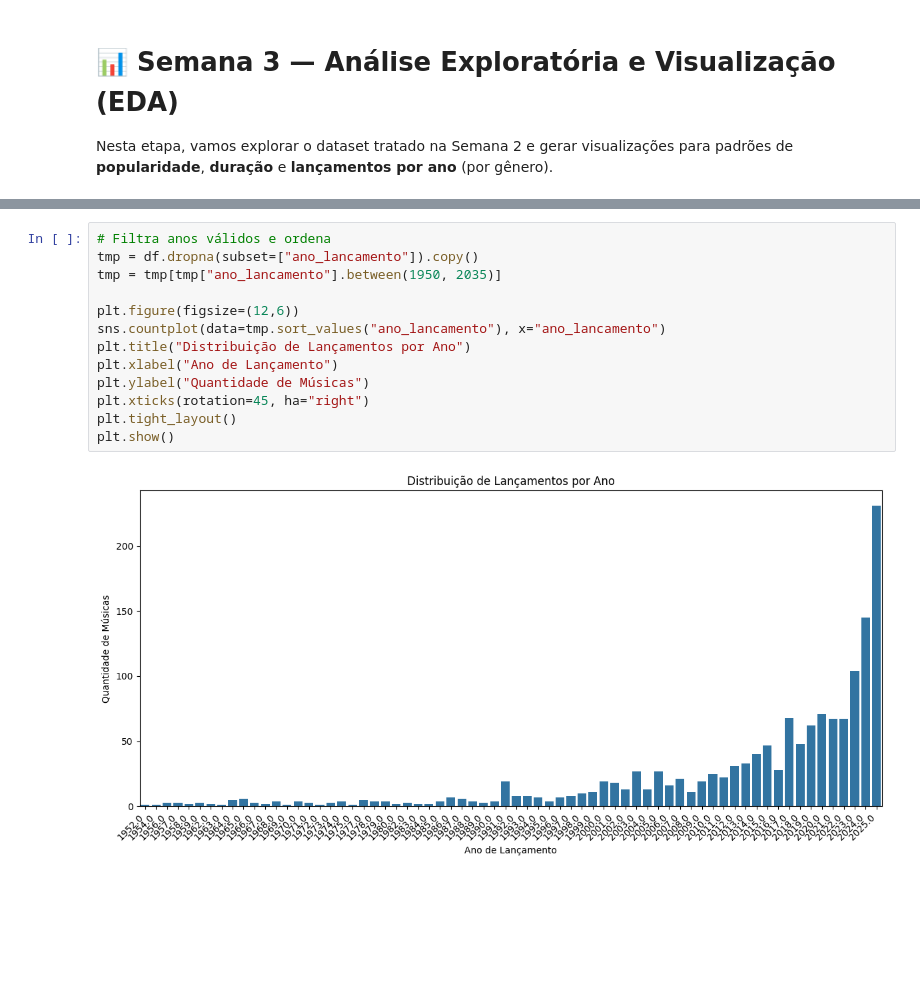
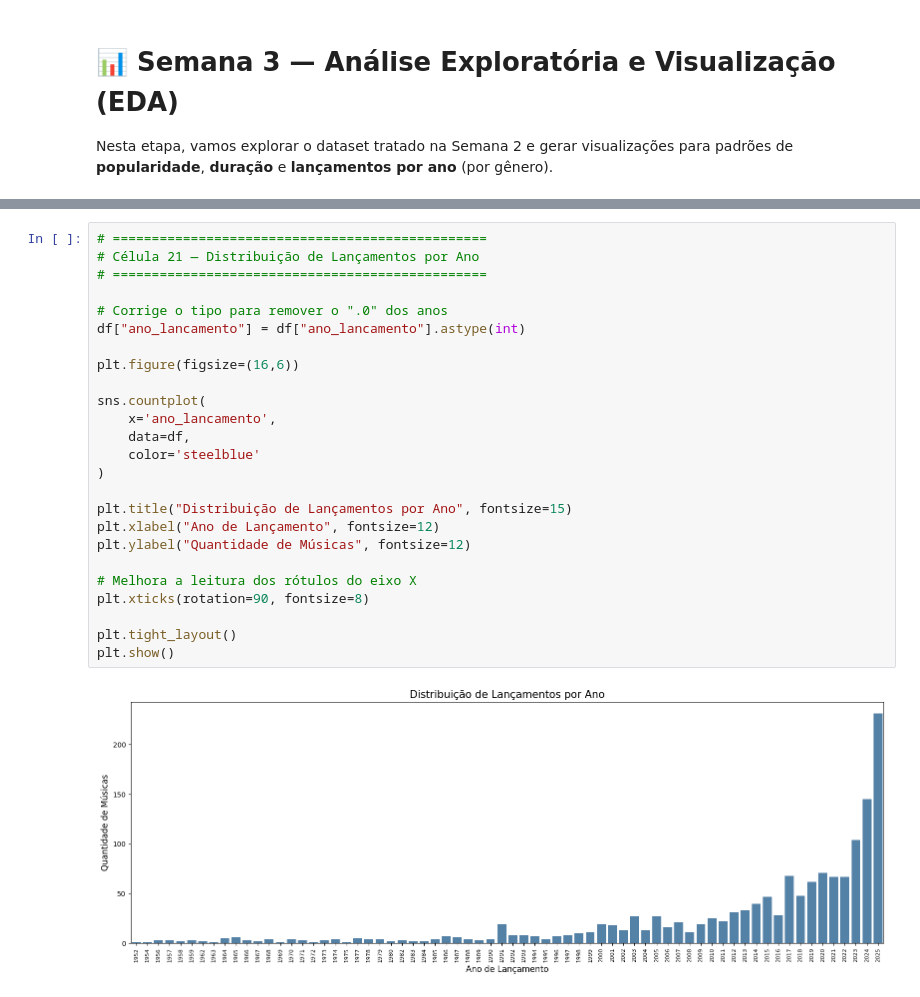
Before and after one commit to PadawanXXVI/spotify-data-storytelling, a Jupyter notebook: spotify.ipynb, the cells around one changed output, grey strips where cells are left out. Drawn from its saved outputs; the diff is of its cells as text; blank space fills up the shorter version.

```diff
--- a/spotify.ipynb
+++ b/spotify.ipynb
@@ -494,15 +640,27 @@ plt.show()
 # %%
-# Filtra anos válidos e ordena
-tmp = df.dropna(subset=["ano_lancamento"]).copy()
-tmp = tmp[tmp["ano_lancamento"].between(1950, 2035)]
+# ================================================
+# Célula 21 — Distribuição de Lançamentos por Ano
+# ================================================
 
-plt.figure(figsize=(12,6))
-sns.countplot(data=tmp.sort_values("ano_lancamento"), x="ano_lancamento")
-plt.title("Distribuição de Lançamentos por Ano")
-plt.xlabel("Ano de Lançamento")
-plt.ylabel("Quantidade de Músicas")
-plt.xticks(rotation=45, ha="right")
+# Corrige o tipo para remover o ".0" dos anos
+df["ano_lancamento"] = df["ano_lancamento"].astype(int)
+
+plt.figure(figsize=(16,6))
+
+sns.countplot(
+    x='ano_lancamento',
+    data=df,
+    color='steelblue'
+)
+
+plt.title("Distribuição de Lançamentos por Ano", fontsize=15)
+plt.xlabel("Ano de Lançamento", fontsize=12)
+plt.ylabel("Quantidade de Músicas", fontsize=12)
+
+# Melhora a leitura dos rótulos do eixo X
+plt.xticks(rotation=90, fontsize=8)
+
 plt.tight_layout()
 plt.show()
 # %% [output]
-[figure, old version]
+[figure, new version]
```
Also changed, not shown: parts of 17 cells of this notebook.
